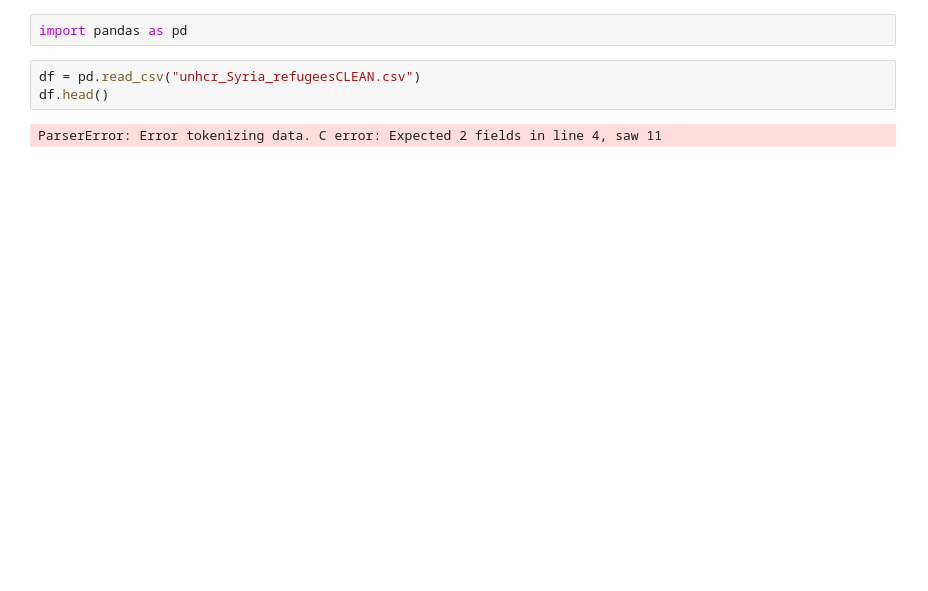
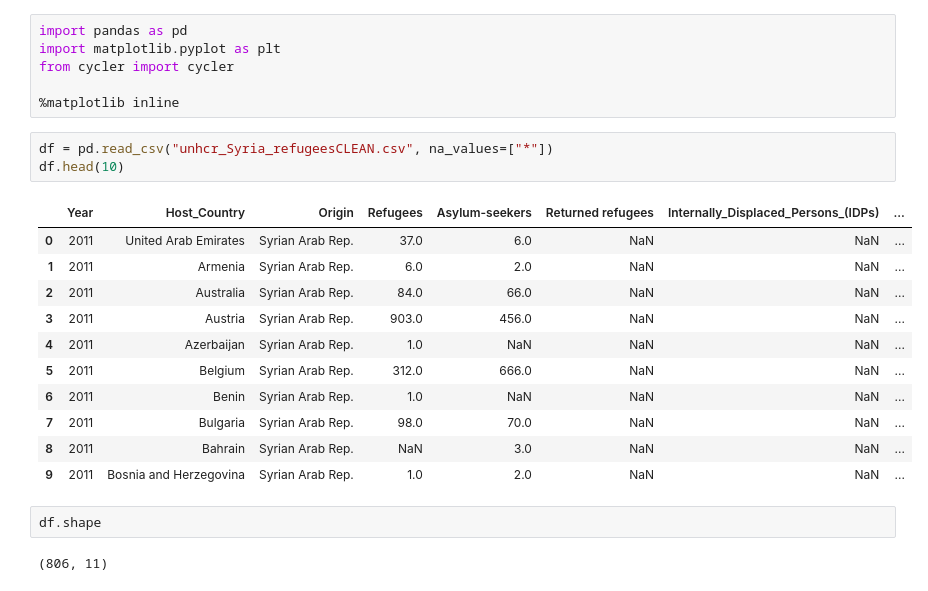
Before and after one commit to mattrehbein/data_studio, a Jupyter notebook: code/02-project/02-Syrian Refugees.ipynb, the cells around one changed output. Cells and saved outputs as stored; diff of their text form; blank space fills up the shorter version.

```diff
--- a/code/02-project/02-Syrian Refugees.ipynb
+++ b/code/02-project/02-Syrian Refugees.ipynb
@@ -1,7 +1,25 @@
-# %%
-import pandas as pd
+# %%
+import pandas as pd
+import matplotlib.pyplot as plt
+from cycler import cycler
+
+%matplotlib inline
 # %%
-df = pd.read_csv("unhcr_Syria_refugeesCLEAN.csv")
-df.head()
+df = pd.read_csv("unhcr_Syria_refugeesCLEAN.csv", na_values=["*"])
+df.head(10)
 # %% [output]
-ParserError: Error tokenizing data. C error: Expected 2 fields in line 4, saw 11
+|  | Year | Host_Country | Origin | Refugees | Asylum-seekers | Returned refugees | Internally_Displaced_Persons_(IDPs) | ... |
+| 0 | 2011 | United Arab Emirates | Syrian Arab Rep. | 37.0 | 6.0 | NaN | NaN | ... |
+| 1 | 2011 | Armenia | Syrian Arab Rep. | 6.0 | 2.0 | NaN | NaN | ... |
+| 2 | 2011 | Australia | Syrian Arab Rep. | 84.0 | 66.0 | NaN | NaN | ... |
+| 3 | 2011 | Austria | Syrian Arab Rep. | 903.0 | 456.0 | NaN | NaN | ... |
+| 4 | 2011 | Azerbaijan | Syrian Arab Rep. | 1.0 | NaN | NaN | NaN | ... |
+| 5 | 2011 | Belgium | Syrian Arab Rep. | 312.0 | 666.0 | NaN | NaN | ... |
+| 6 | 2011 | Benin | Syrian Arab Rep. | 1.0 | NaN | NaN | NaN | ... |
+| 7 | 2011 | Bulgaria | Syrian Arab Rep. | 98.0 | 70.0 | NaN | NaN | ... |
+| 8 | 2011 | Bahrain | Syrian Arab Rep. | NaN | 3.0 | NaN | NaN | ... |
+| 9 | 2011 | Bosnia and Herzegovina | Syrian Arab Rep. | 1.0 | 2.0 | NaN | NaN | ... |
+# %%
+df.shape
+# %% [output]
+(806, 11)
```
Also changed, not shown: parts of 23 cells of this notebook, 11 other files.
